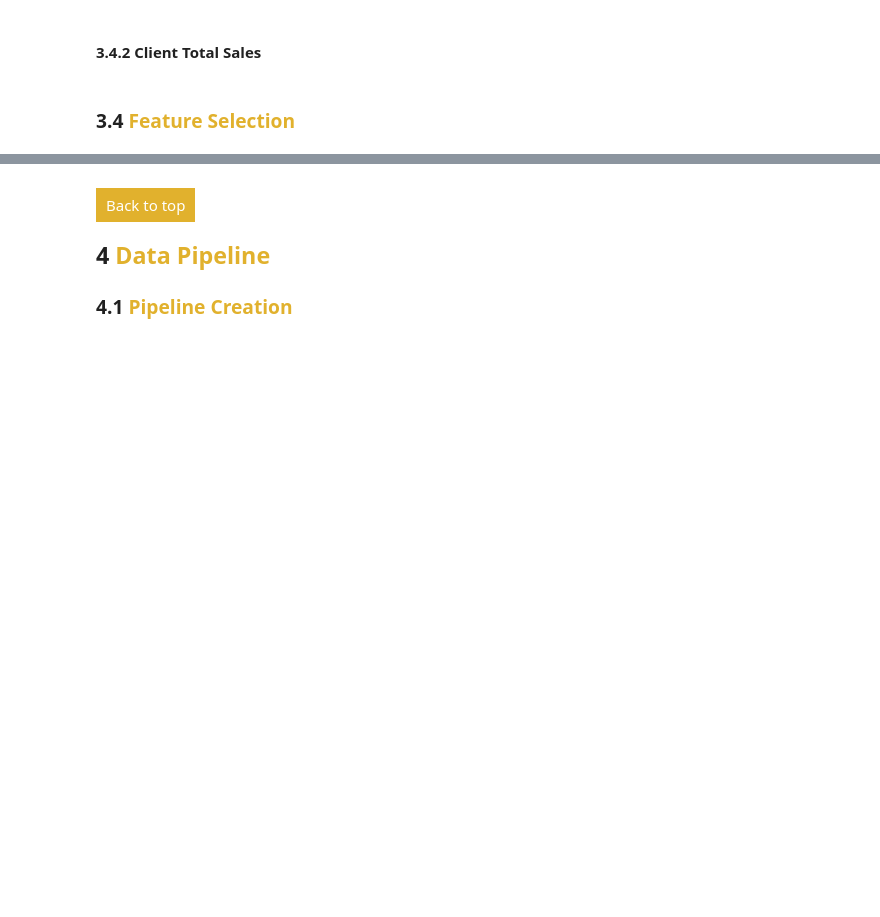
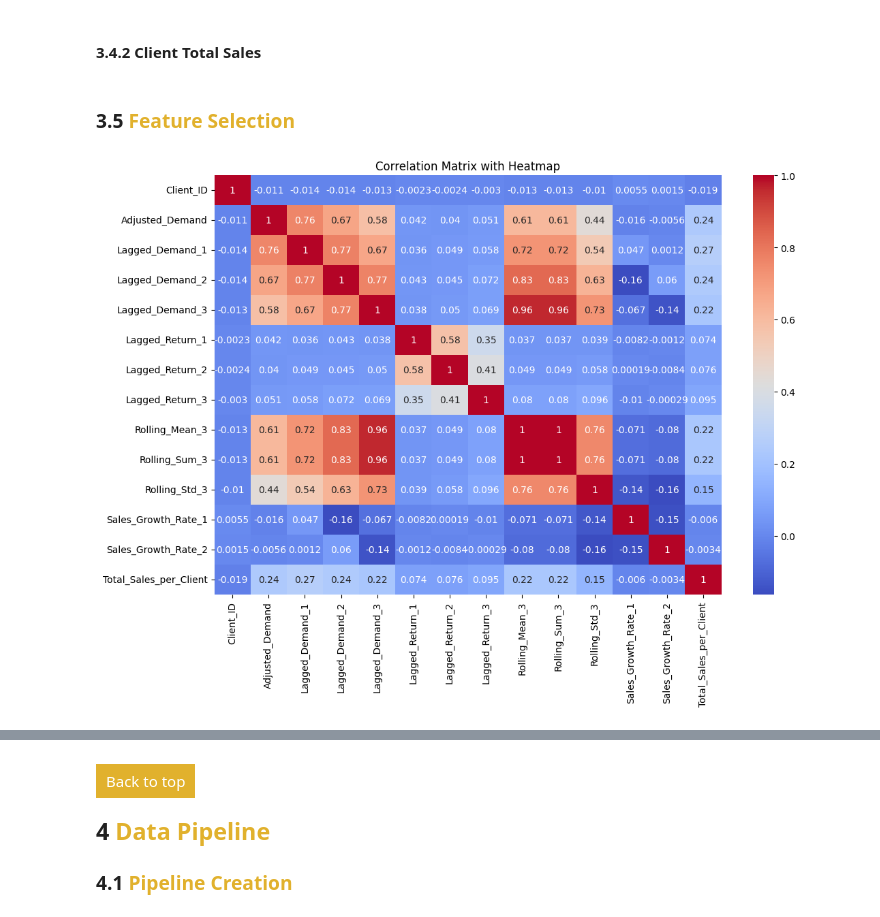
Before and after one commit to agshiv92/GrupoBimbo_InventoryDemand_Solutions, a Jupyter notebook: Group_Bimbo_modeling.ipynb, the cells around one changed output, grey strips where cells are left out. Saved outputs shown, nothing was run; the diff lists cells and outputs as text; code cells hidden in the pictures; blank space fills up the shorter version.

Commit message:
Kaggle Notebook | Group Bimbo Predictive Model | Version 9

```diff
--- a/Group_Bimbo_modeling.ipynb
+++ b/Group_Bimbo_modeling.ipynb
@@ -507,0 +486,10 @@ Decreased by 25.5%
+# %%
+def lagged_feature_creation_return(df):
+    df = df.sort_values(by=['Sales_Depot_ID', 'Sales_Channel_ID', 'Route_ID', 'Client_ID', 'Product_ID', 'Week'])
+    df['Lagged_Return_1'] = df.groupby(['Sales_Depot_ID', 'Sales_Channel_ID', 'Route_ID', 'Client_ID', 'Product_ID'])['Returns_unit_next_week'].shift(1)
+    df['Lagged_Return_2'] = df.groupby(['Sales_Depot_ID', 'Sales_Channel_ID', 'Route_ID', 'Client_ID', 'Product_ID'])['Returns_unit_next_week'].shift(2)
+    df['Lagged_Return_3'] = df.groupby(['Sales_Depot_ID', 'Sales_Channel_ID', 'Route_ID', 'Client_ID', 'Product_ID'])['Returns_unit_next_week'].shift(3)
+    df = reduce_memory_usage(df)
+    gc.collect()
+    return df
+train_df = lagged_feature_creation_return(train_df)
@@ -550,7 +535,8 @@ Decreased by -11.3%
 #### 3.4.1 Sales Growth
 # %%
 def sales_growth(df):
-    df['Sales_Growth_Rate'] = (df['Lagged_Demand_1'] - df['Lagged_Demand_2']) / df['Lagged_Demand_1']
+    df['Sales_Growth_Rate_1'] = (df['Lagged_Demand_1'] - df['Lagged_Demand_2']) / df['Lagged_Demand_1']
+    df['Sales_Growth_Rate_2'] = (df['Lagged_Demand_2'] - df['Lagged_Demand_3']) / df['Lagged_Demand_2']
     return df
 train_df = sales_growth(train_df)
 # %% [markdown]
@@ -564,2 +560,13 @@ train_df = client_total_sales(train_df)
 # %% [markdown]
-### <b>3.4 <span style='color:#E1B12D'> Feature Selection </span></b>
+<a id="3.5"></a>
+### <b>3.5 <span style='color:#E1B12D'> Feature Selection </span></b>
+# %%
+numeric_columns = [col for col in train_df.columns if col not in CFG.CATEGORICAL_VARIABLES]
+corr_matrix = train_df[numeric_columns].corr()
+# Plot the heatmap
+plt.figure(figsize=(12, 8))
+sns.heatmap(corr_matrix, annot=True, cmap='coolwarm')
+plt.title('Correlation Matrix with Heatmap')
+plt.show()
+# %% [output]
+[figure, added]
```
Also changed, not shown: parts of 78 cells of this notebook.
